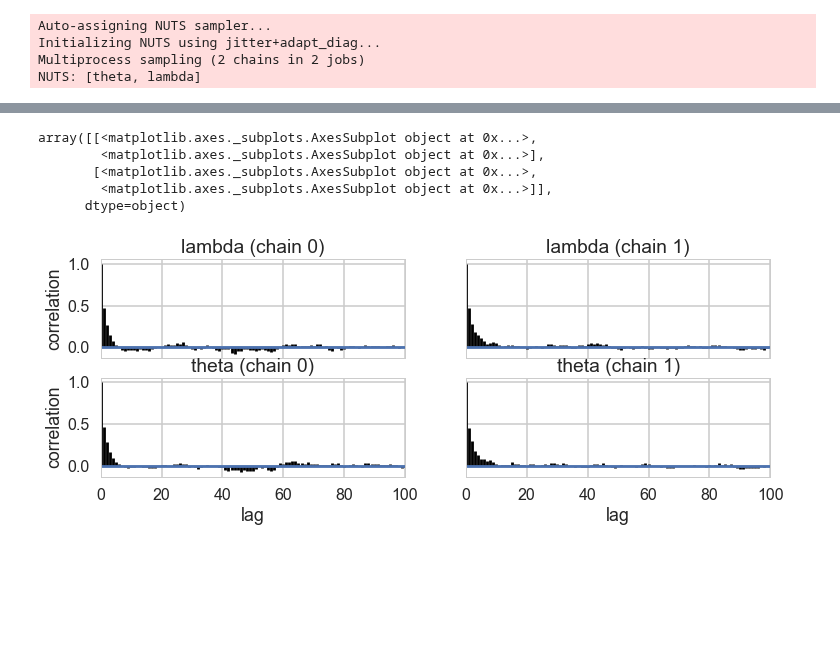
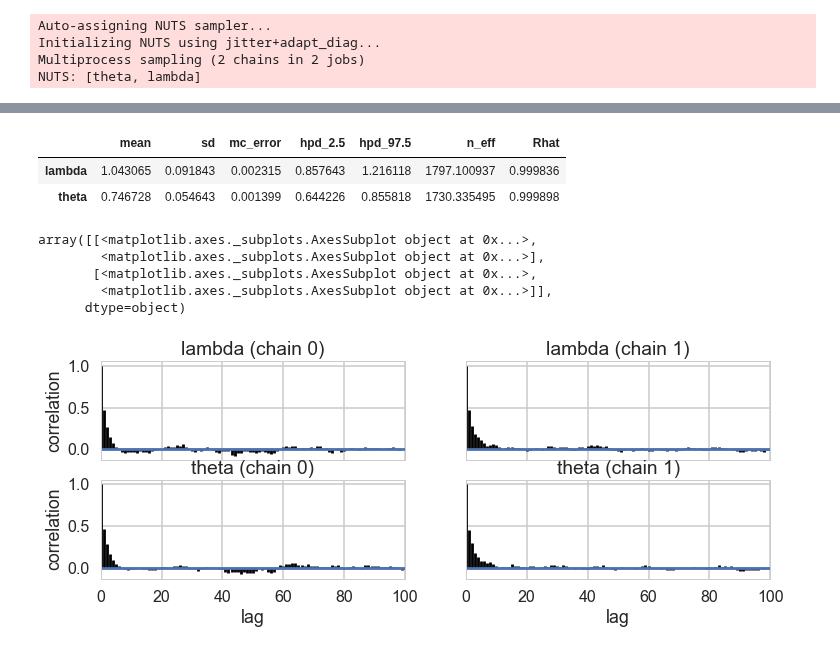
Before and after one commit to AM207/2018fall, a Jupyter notebook: wiki/monksglmworkflowlab.ipynb, the cells around one changed output, grey strips where cells are left out. Saved outputs shown, nothing was run; the diff lists cells and outputs as text; code cells hidden in the pictures; blank space fills up the shorter version.

```diff
--- a/wiki/monksglmworkflowlab.ipynb
+++ b/wiki/monksglmworkflowlab.ipynb
@@ -1101,3 +1064,9 @@ NUTS: [theta, lambda]
+# %%
+pm.summary(trace3)
+# %% [output]
+|  | mean | sd | mc_error | hpd_2.5 | hpd_97.5 | n_eff | Rhat |
+| lambda | 1.043065 | 0.091843 | 0.002315 | 0.857643 | 1.216118 | 1797.100937 | 0.999836 |
+| theta | 0.746728 | 0.054643 | 0.001399 | 0.644226 | 0.855818 | 1730.335495 | 0.999898 |
 # %%
 with model3:
     trace3_ppc = pm.sample_ppc(trace3)
```
Also changed, not shown: parts of 11 cells of this notebook, 15 other files.
